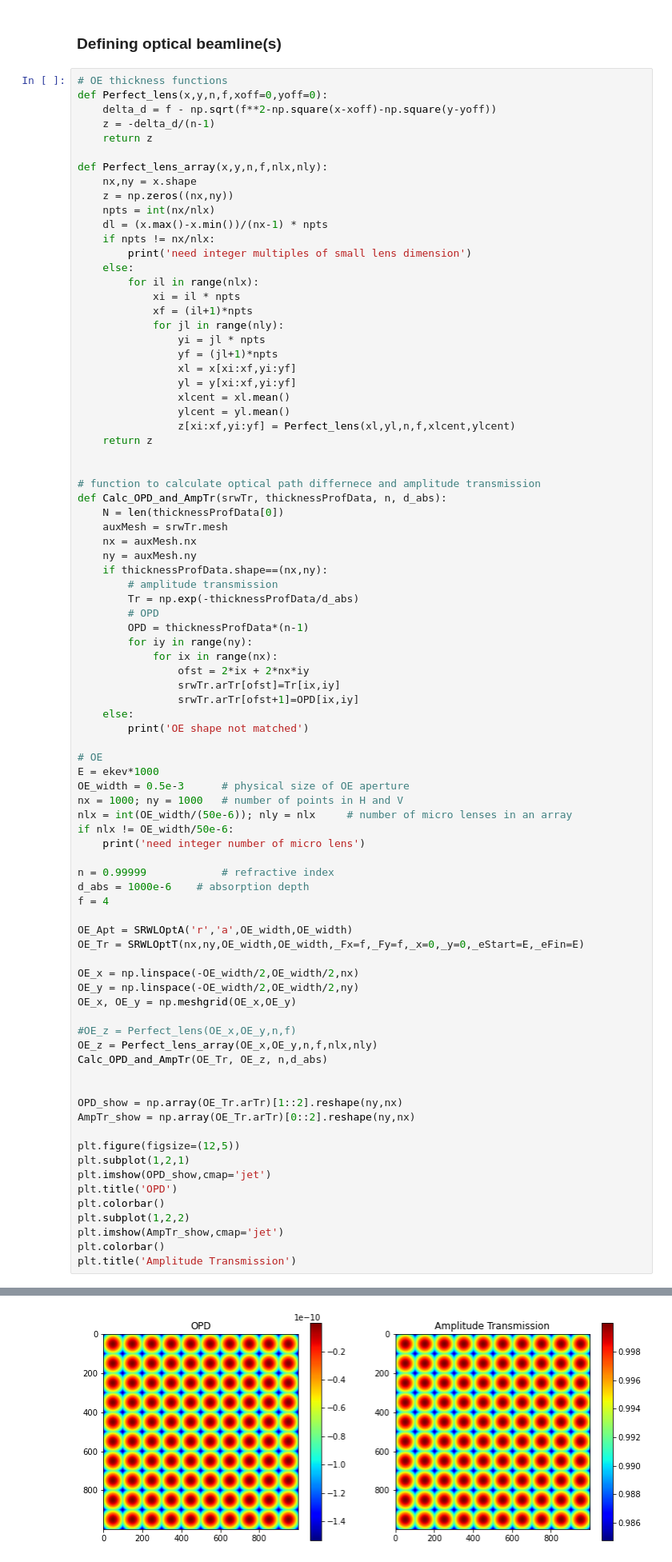
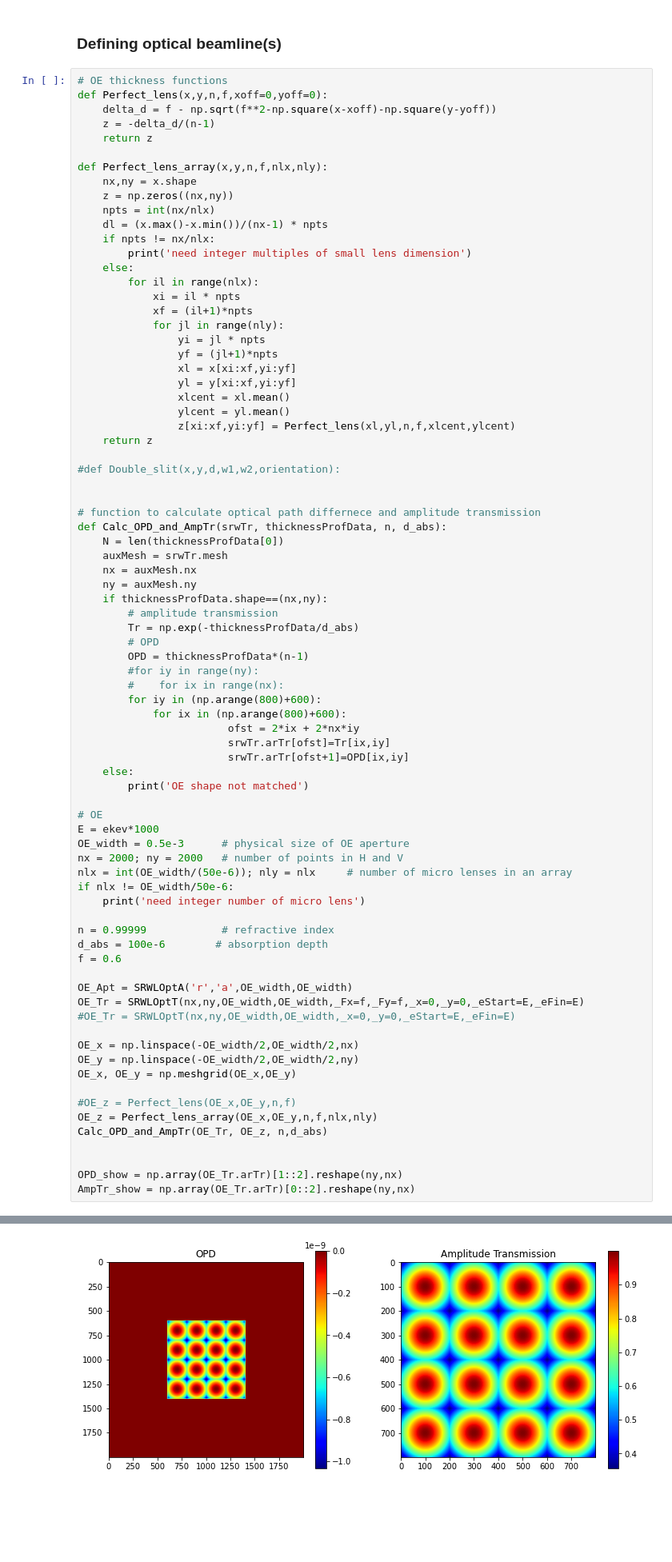
Before and after one commit to nanw0321/SRW_Mono, a Jupyter notebook: WPG_Customize_OE.ipynb, the cells around one changed output, grey strips where cells are left out. Shown: that part at 80% size. Saved outputs shown, nothing was run; the diff lists cells and outputs as text; blank space fills up the shorter version.

```diff
--- a/WPG_Customize_OE.ipynb
+++ b/WPG_Customize_OE.ipynb
@@ -337,6 +322,8 @@ def Perfect_lens_array(x,y,n,f,nlx,nly):
                 z[xi:xf,yi:yf] = Perfect_lens(xl,yl,n,f,xlcent,ylcent)
     return z
 
+#def Double_slit(x,y,d,w1,w2,orientation):
+
 
 # function to calculate optical path differnece and amplitude transmission
 def Calc_OPD_and_AmpTr(srwTr, thicknessProfData, n, d_abs):
@@ -349,50 +336,43 @@ def Calc_OPD_and_AmpTr(srwTr, thicknessProfData, n, d_abs):
         Tr = np.exp(-thicknessProfData/d_abs)
         # OPD
         OPD = thicknessProfData*(n-1)
-        for iy in range(ny):
-            for ix in range(nx):
-                ofst = 2*ix + 2*nx*iy
-                srwTr.arTr[ofst]=Tr[ix,iy]
-                srwTr.arTr[ofst+1]=OPD[ix,iy]
+        #for iy in range(ny):
+        #    for ix in range(nx):
+        for iy in (np.arange(800)+600):
+            for ix in (np.arange(800)+600):
+                        ofst = 2*ix + 2*nx*iy
+                        srwTr.arTr[ofst]=Tr[ix,iy]
+                        srwTr.arTr[ofst+1]=OPD[ix,iy]
     else:
         print('OE shape not matched')
 
 # OE
 E = ekev*1000
 OE_width = 0.5e-3      # physical size of OE aperture
-nx = 1000; ny = 1000   # number of points in H and V
+nx = 2000; ny = 2000   # number of points in H and V
 nlx = int(OE_width/(50e-6)); nly = nlx     # number of micro lenses in an array
 if nlx != OE_width/50e-6:
     print('need integer number of micro lens')
 
 n = 0.99999            # refractive index
-d_abs = 1000e-6    # absorption depth
-f = 4
+d_abs = 100e-6        # absorption depth
+f = 0.6
 
 OE_Apt = SRWLOptA('r','a',OE_width,OE_width)
 OE_Tr = SRWLOptT(nx,ny,OE_width,OE_width,_Fx=f,_Fy=f,_x=0,_y=0,_eStart=E,_eFin=E)
+#OE_Tr = SRWLOptT(nx,ny,OE_width,OE_width,_x=0,_y=0,_eStart=E,_eFin=E)
 
 OE_x = np.linspace(-OE_width/2,OE_width/2,nx)
 OE_y = np.linspace(-OE_width/2,OE_width/2,ny)
 OE_x, OE_y = np.meshgrid(OE_x,OE_y)
 
 #OE_z = Perfect_lens(OE_x,OE_y,n,f)
 OE_z = Perfect_lens_array(OE_x,OE_y,n,f,nlx,nly)
 Calc_OPD_and_AmpTr(OE_Tr, OE_z, n,d_abs)
 
 
 OPD_show = np.array(OE_Tr.arTr)[1::2].reshape(ny,nx)
 AmpTr_show = np.array(OE_Tr.arTr)[0::2].reshape(ny,nx)
-
-plt.figure(figsize=(12,5))
-plt.subplot(1,2,1)
-plt.imshow(OPD_show,cmap='jet')
-plt.title('OPD')
-plt.colorbar()
-plt.subplot(1,2,2)
-plt.imshow(AmpTr_show,cmap='jet')
-plt.colorbar()
-plt.title('Amplitude Transmission')
 # %% [output]
 Text(0.5, 1.0, 'Amplitude Transmission')
-[figure, old version]
+[figure, new version]
```
Also changed, not shown: parts of 11 cells of this notebook, 11 other files.
